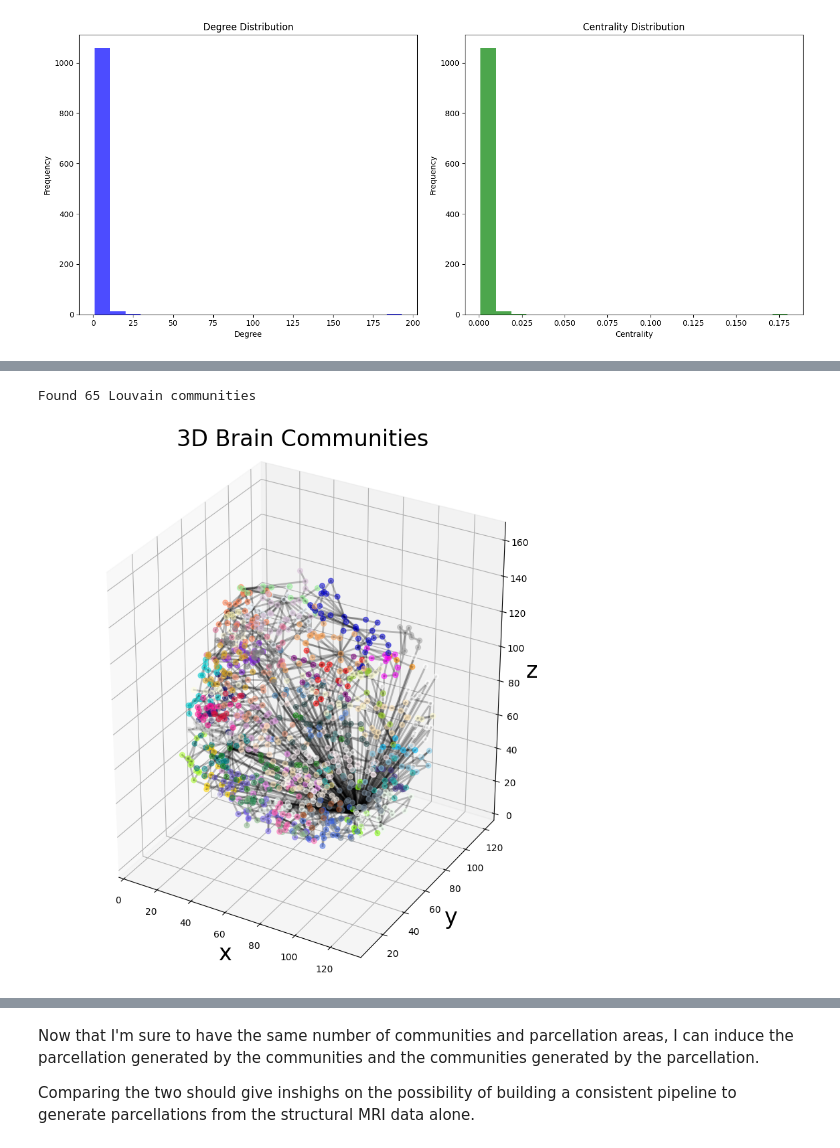
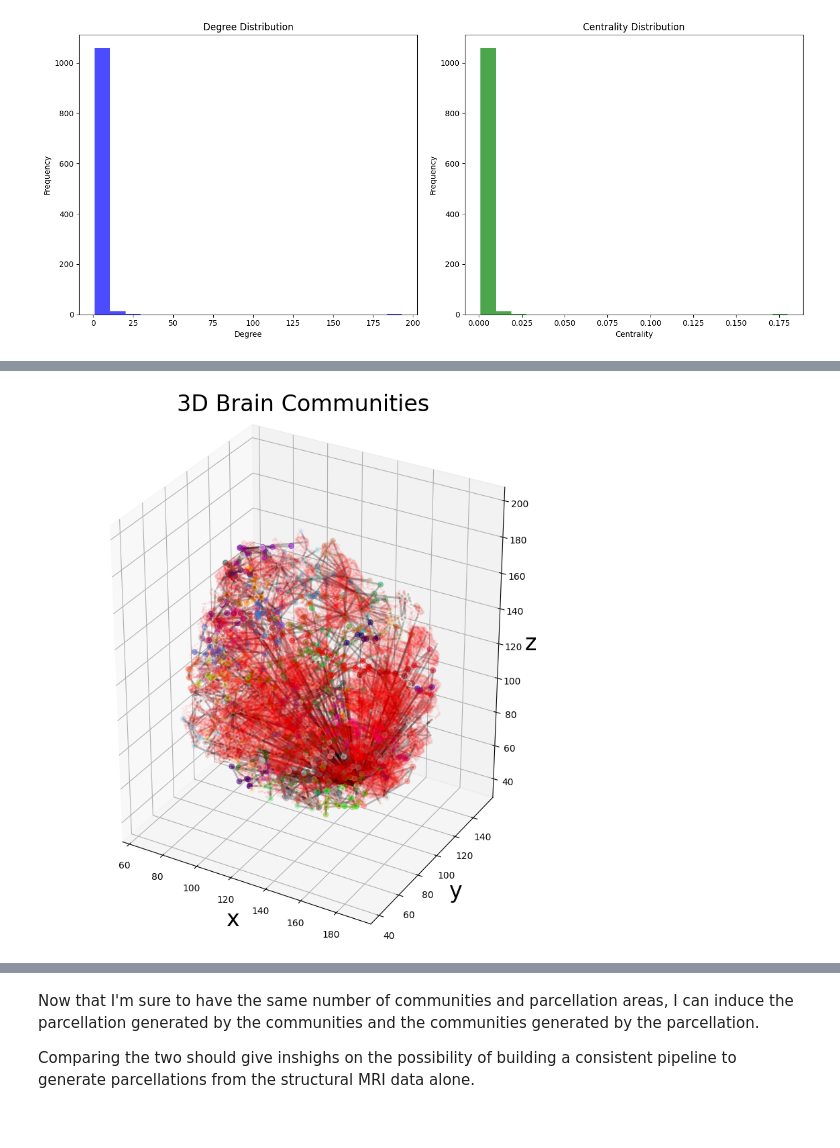
Before and after one commit to DePasquale99/MRI-network, a Jupyter notebook: correlation.ipynb, the cells around one changed output, grey strips where cells are left out. Cells and saved outputs as stored; diff of their text form; code cells hidden in the pictures.

```diff
--- a/correlation.ipynb
+++ b/correlation.ipynb
@@ -56,16 +56,12 @@ weighted_graph_path =  os.path.join(folder_path, 'sk-weighted_graph.pickle')
 vol = mghf.load(image_path)
 
 volume = vol.get_fdata()
-volume = volume != 0
 verts, faces, normals, values = marching_cubes(volume, 0)
 
 ptx, pty, ptz = verts.T
-skeleton = skeletonize_3d(volume)
+skeleton = skeletonize_3d(volume != 0)
 graph = nx.read_gpickle(weighted_graph_path)
 
-df = pd.read_csv('PR-graphomics/labelmap.csv', sep = ',')
-
-
 print('Number of nodes in he graph: ', str(len(graph.nodes())))
 # %% [output]
 Accessing folder: 54373
@@ -108,35 +172,35 @@ Number of edges in the graph:  1696
 # %%
-
-
-communities = list(nx.community.louvain_communities(graph, seed=42, resolution=5))
-
-print('Found {:d} Louvain communities'.format(len(communities)))
-
-#print('Number of nodes in he graph: ', str(len(graph.nodes())))
-
 
 fig = plt.figure(figsize=(10, 10))
 ax = fig.add_subplot(projection='3d')
 
+# Plot the skeleton points
+sx, sy, sz = np.where(skeleton)
+ax.scatter(sx, sy, sz, color='r', marker='o', s=3, alpha=0.05)
+
+# Plot the nodes, using their x, y, z attributes for positions
 colors = list(mcolors.CSS4_COLORS.keys())
 np.random.shuffle(colors)
-# draw the skeleton shape
-#sx, sy, sz = np.where(skeleton)
-#ax.scatter(sx, sy, sz, color='r', marker='o', s=10, alpha=0.15)
 
-# plot the nodes as blue dots
 for com, color in zip(communities, colors):
-    ax.scatter(*zip(*com), color=color, marker='o', s=30, alpha=0.5)
+    # Extract x, y, z coordinates for the nodes in each community
+    com_coords = [(graph.nodes[node]['x'], graph.nodes[node]['y'], graph.nodes[node]['z']) for node in com]
+    ax.scatter(*zip(*com_coords), color=color, marker='o', s=30, alpha=0.5)
 
-# plot the edges as lines between vertices
+# Plot edges based on node coordinates
 for ex, ey in graph.edges():
-    ax.plot(*zip(*(ex, ey)), color='k', linewidth=2, alpha=0.25)
+    x_coords = [graph.nodes[ex]['x'], graph.nodes[ey]['x']]
+    y_coords = [graph.nodes[ex]['y'], graph.nodes[ey]['y']]
+    z_coords = [graph.nodes[ex]['z'], graph.nodes[ey]['z']]
+    ax.plot(x_coords, y_coords, z_coords, color='k', linewidth=2, alpha=0.25)
 
-ax.set_box_aspect((np.ptp(ptx), np.ptp(pty), np.ptp(ptz)))
+# Set plot labels and aspect
+ax.set_box_aspect((np.ptp(sx), np.ptp(sy), np.ptp(sz)))
 ax.set_xlabel('x', fontsize=24)
 ax.set_ylabel('y', fontsize=24)
 ax.set_zlabel('z', fontsize=24)
 _ = ax.set_title('3D Brain Communities', fontsize=24)
+
+plt.show()
 # %% [output]
-Found 65 Louvain communities
-[figure, old version]
+[figure, new version]
```
Also changed, not shown: parts of 12 cells of this notebook.
